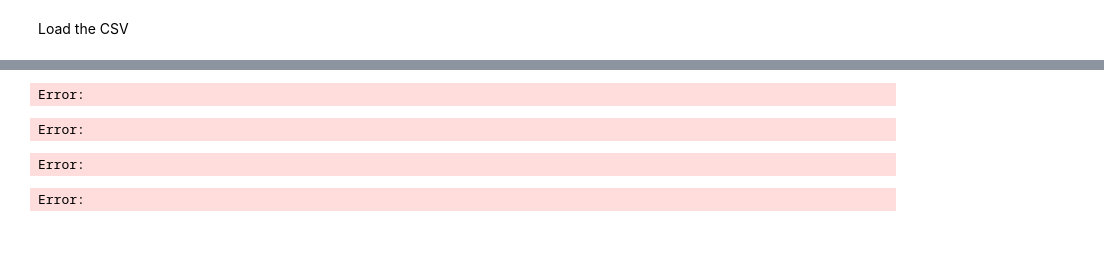
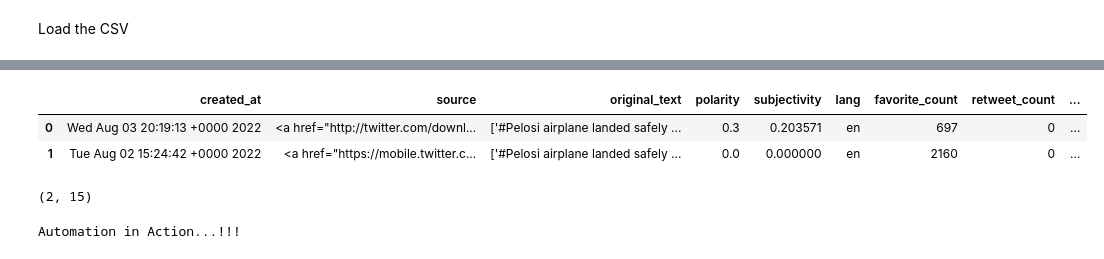
Before and after one commit to davedawitdave/Twitter-Data-Analysis, a Jupyter notebook: data_preprocessing_and_anlaytics.ipynb, the cells around one changed output, grey strips where cells are left out. Saved outputs shown, nothing was run; the diff lists cells and outputs as text; code cells hidden in the pictures.

Commit message:
extracted_data_debugged

```diff
--- a/data_preprocessing_and_anlaytics.ipynb
+++ b/data_preprocessing_and_anlaytics.ipynb
@@ -40,11 +44,15 @@ Error:
 # %%
-tweet_df = pd.read_csv('processed_tweet_data.csvb')  # loads the csv file created above.
+tweet_df = pd.read_csv('processed_tweet_data.csv')  # loads the csv file created above.
-# %% [output]
-Error:
+# %%
+tweet_df
+# %% [output]
+|  | created_at | source | original_text | polarity | subjectivity | lang | favorite_count | retweet_count | ... |
+| 0 | Wed Aug 03 20:19:13 +0000 2022 | <a href="http://twitter.com/downl... | ['#Pelosi airplane landed safely ... | 0.3 | 0.203571 | en | 697 | 0 | ... |
+| 1 | Tue Aug 02 15:24:42 +0000 2022 | <a href="https://mobile.twitter.c... | ['#Pelosi airplane landed safely ... | 0.0 | 0.000000 | en | 2160 | 0 | ... |
 # %%
 tweet_df.shape
 # %% [output]
-Error:
+(2, 15)
 # %%
 cleaner = Clean_Tweets(tweet_df)
 tweet_df = cleaner.drop_unwanted_column(tweet_df)
@@ -53,8 +61,6 @@ tweet_df = cleaner.convert_to_datetime(tweet_df)
 tweet_df = cleaner.convert_to_numbers(tweet_df)
 clean_tweet_df = cleaner.remove_non_english_tweets(tweet_df)
 # %% [output]
-Error:
+Automation in Action...!!!
 # %%
 clean_tweet_df.shape
-# %% [output]
-Error:
```
Also changed, not shown: parts of 8 cells of this notebook, 1 other file.
